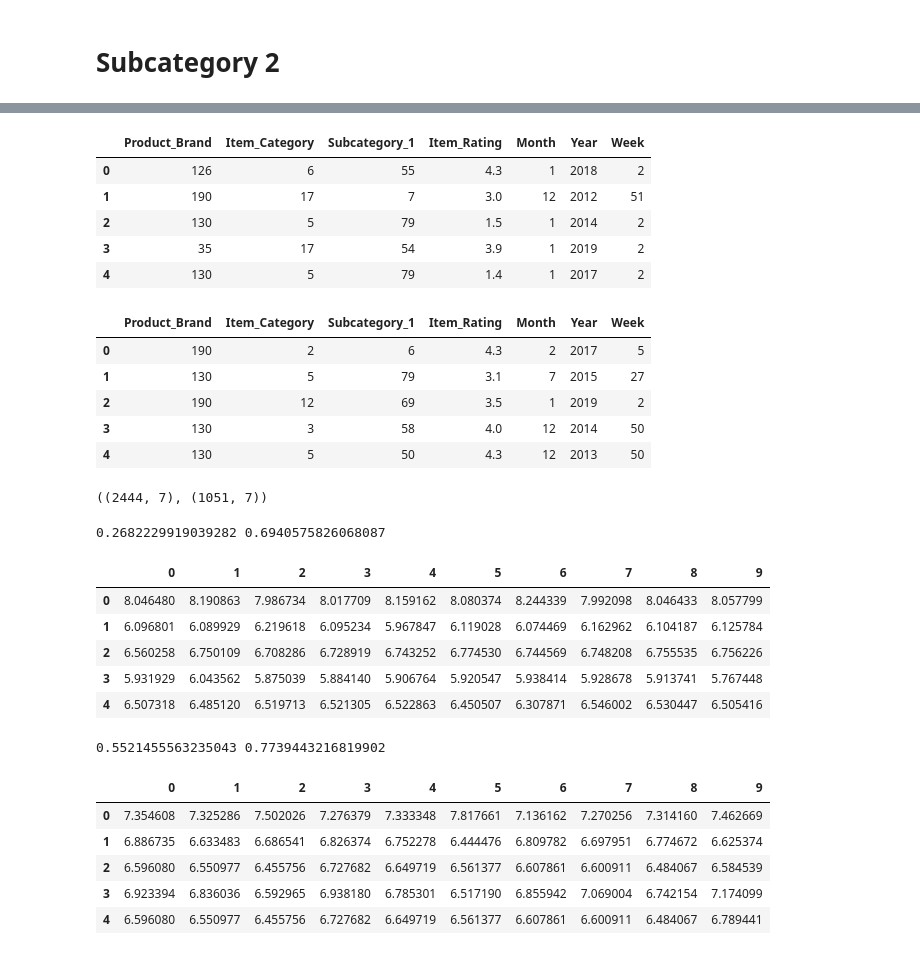
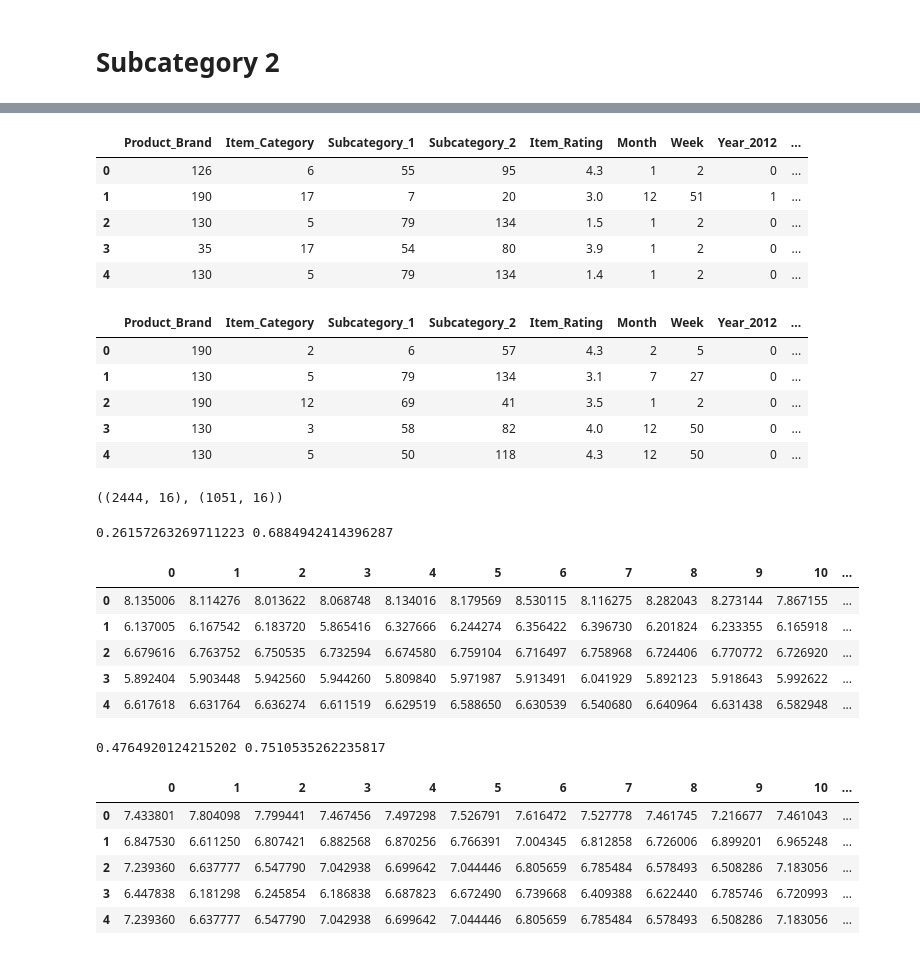
Before and after one commit to RahulGupta16/Machinehack-E-Commerce-product-price-prediction, a Jupyter notebook: Untitled.ipynb, the cells around one changed output, grey strips where cells are left out. Saved outputs shown, nothing was run; the diff lists cells and outputs as text; code cells hidden in the pictures.

Commit message:
local cv : 0.71 , online cv : 0.75, applied le on 3 catefories and dummies at 12:29pm

```diff
--- a/Untitled.ipynb
+++ b/Untitled.ipynb
@@ -262,0 +217,10 @@ Name: Subcategory_2, Length: 336, dtype: int64
+# %%
+t1=set(train.Subcategory_2).difference(set(test.Subcategory_2))
+t2=set(test.Subcategory_2).difference(set(train.Subcategory_2))
+
+train.Subcategory_2=train.Subcategory_2.apply(lambda x: 'other' if x in t1 else x)
+test.Subcategory_2=test.Subcategory_2.apply(lambda x: 'other' if x in t2 else x)
+
+le=LabelEncoder()
+train.Subcategory_2 = pd.DataFrame(le.fit_transform(train.Subcategory_2),columns=['Subcategory_2'])
+test.Subcategory_2 = pd.DataFrame(le.transform(test.Subcategory_2),columns=['Subcategory_2'])
@@ -263,6 +235,6 @@ Name: Subcategory_2, Length: 336, dtype: int64
 # %%
-#train=pd.concat([train,pd.get_dummies(train.Year.astype('category'))],axis=1)
-#test=pd.concat([test,pd.get_dummies(test.Year.astype('category'))],axis=1)
+train=pd.concat([train,pd.get_dummies(train[['Year']].astype('category'))],axis=1)
+test=pd.concat([test,pd.get_dummies(test[['Year']].astype('category'))],axis=1)
 # %%
 train.shape,test.shape
 # %% [output]
@@ -270,31 +242,31 @@ train.shape,test.shape
 # %%
-train.drop(columns=['Product','Subcategory_2','Date'],inplace=True)
-test.drop(columns=['Product','Subcategory_2','Date'],inplace=True)
+train.drop(columns=['Product','Year','Date'],inplace=True)
+test.drop(columns=['Product','Year','Date'],inplace=True)
 # %%
 label =train['Selling_Price']
 train.drop(columns=['Selling_Price'],inplace=True)
 # %%
 test.head()
 # %% [output]
-|  | Product_Brand | Item_Category | Subcategory_1 | Item_Rating | Month | Year | Week |
-| 0 | 126 | 6 | 55 | 4.3 | 1 | 2018 | 2 |
-| 1 | 190 | 17 | 7 | 3.0 | 12 | 2012 | 51 |
-| 2 | 130 | 5 | 79 | 1.5 | 1 | 2014 | 2 |
-| 3 | 35 | 17 | 54 | 3.9 | 1 | 2019 | 2 |
-| 4 | 130 | 5 | 79 | 1.4 | 1 | 2017 | 2 |
+|  | Product_Brand | Item_Category | Subcategory_1 | Subcategory_2 | Item_Rating | Month | Week | Year_2012 | ... |
+| 0 | 126 | 6 | 55 | 95 | 4.3 | 1 | 2 | 0 | ... |
+| 1 | 190 | 17 | 7 | 20 | 3.0 | 12 | 51 | 1 | ... |
+| 2 | 130 | 5 | 79 | 134 | 1.5 | 1 | 2 | 0 | ... |
+| 3 | 35 | 17 | 54 | 80 | 3.9 | 1 | 2 | 0 | ... |
+| 4 | 130 | 5 | 79 | 134 | 1.4 | 1 | 2 | 0 | ... |
 # %%
 train.head()
 # %% [output]
-|  | Product_Brand | Item_Category | Subcategory_1 | Item_Rating | Month | Year | Week |
-| 0 | 190 | 2 | 6 | 4.3 | 2 | 2017 | 5 |
-| 1 | 130 | 5 | 79 | 3.1 | 7 | 2015 | 27 |
-| 2 | 190 | 12 | 69 | 3.5 | 1 | 2019 | 2 |
-| 3 | 130 | 3 | 58 | 4.0 | 12 | 2014 | 50 |
-| 4 | 130 | 5 | 50 | 4.3 | 12 | 2013 | 50 |
+|  | Product_Brand | Item_Category | Subcategory_1 | Subcategory_2 | Item_Rating | Month | Week | Year_2012 | ... |
+| 0 | 190 | 2 | 6 | 57 | 4.3 | 2 | 5 | 0 | ... |
+| 1 | 130 | 5 | 79 | 134 | 3.1 | 7 | 27 | 0 | ... |
+| 2 | 190 | 12 | 69 | 41 | 3.5 | 1 | 2 | 0 | ... |
+| 3 | 130 | 3 | 58 | 82 | 4.0 | 12 | 50 | 0 | ... |
+| 4 | 130 | 5 | 50 | 118 | 4.3 | 12 | 50 | 0 | ... |
 # %%
 train.shape, test.shape
 # %% [output]
-((2444, 7), (1051, 7))
+((2444, 16), (1051, 16))
 # %%
 trpred=[]
 tepred=[]
@@ -316,23 +288,23 @@ def model(m,train,label,test,rnd_st,col):
     print(np.mean(trpred),np.mean(tepred))
     return(df)
 # %%
-model(RandomForestRegressor(random_state=81210),train,label,test,213221,10).head()
+model(RandomForestRegressor(random_state=1600),train,label,test,9932,15).head()
 # %% [output]
-0.2682229919039282 0.6940575826068087
+0.26157263269711223 0.6884942414396287
-|  | 0 | 1 | 2 | 3 | 4 | 5 | 6 | 7 | 8 | 9 |
-| 0 | 8.046480 | 8.190863 | 7.986734 | 8.017709 | 8.159162 | 8.080374 | 8.244339 | 7.992098 | 8.046433 | 8.057799 |
-| 1 | 6.096801 | 6.089929 | 6.219618 | 6.095234 | 5.967847 | 6.119028 | 6.074469 | 6.162962 | 6.104187 | 6.125784 |
-| 2 | 6.560258 | 6.750109 | 6.708286 | 6.728919 | 6.743252 | 6.774530 | 6.744569 | 6.748208 | 6.755535 | 6.756226 |
-| 3 | 5.931929 | 6.043562 | 5.875039 | 5.884140 | 5.906764 | 5.920547 | 5.938414 | 5.928678 | 5.913741 | 5.767448 |
-| 4 | 6.507318 | 6.485120 | 6.519713 | 6.521305 | 6.522863 | 6.450507 | 6.307871 | 6.546002 | 6.530447 | 6.505416 |
+|  | 0 | 1 | 2 | 3 | 4 | 5 | 6 | 7 | 8 | 9 | 10 | ... |
+| 0 | 8.135006 | 8.114276 | 8.013622 | 8.068748 | 8.134016 | 8.179569 | 8.530115 | 8.116275 | 8.282043 | 8.273144 | 7.867155 | ... |
+| 1 | 6.137005 | 6.167542 | 6.183720 | 5.865416 | 6.327666 | 6.244274 | 6.356422 | 6.396730 | 6.201824 | 6.233355 | 6.165918 | ... |
+| 2 | 6.679616 | 6.763752 | 6.750535 | 6.732594 | 6.674580 | 6.759104 | 6.716497 | 6.758968 | 6.724406 | 6.770772 | 6.726920 | ... |
+| 3 | 5.892404 | 5.903448 | 5.942560 | 5.944260 | 5.809840 | 5.971987 | 5.913491 | 6.041929 | 5.892123 | 5.918643 | 5.992622 | ... |
+| 4 | 6.617618 | 6.631764 | 6.636274 | 6.611519 | 6.629519 | 6.588650 | 6.630539 | 6.540680 | 6.640964 | 6.631438 | 6.582948 | ... |
 # %%
-model(AdaBoostRegressor(random_state=9018),train,label,test,1343,10).head()
+model(AdaBoostRegressor(random_state=78008),train,label,test,10043,15).head()
 # %% [output]
-0.5521455563235043 0.7739443216819902
+0.4764920124215202 0.7510535262235817
-|  | 0 | 1 | 2 | 3 | 4 | 5 | 6 | 7 | 8 | 9 |
-| 0 | 7.354608 | 7.325286 | 7.502026 | 7.276379 | 7.333348 | 7.817661 | 7.136162 | 7.270256 | 7.314160 | 7.462669 |
-| 1 | 6.886735 | 6.633483 | 6.686541 | 6.826374 | 6.752278 | 6.444476 | 6.809782 | 6.697951 | 6.774672 | 6.625374 |
-| 2 | 6.596080 | 6.550977 | 6.455756 | 6.727682 | 6.649719 | 6.561377 | 6.607861 | 6.600911 | 6.484067 | 6.584539 |
-| 3 | 6.923394 | 6.836036 | 6.592965 | 6.938180 | 6.785301 | 6.517190 | 6.855942 | 7.069004 | 6.742154 | 7.174099 |
-| 4 | 6.596080 | 6.550977 | 6.455756 | 6.727682 | 6.649719 | 6.561377 | 6.607861 | 6.600911 | 6.484067 | 6.789441 |
+|  | 0 | 1 | 2 | 3 | 4 | 5 | 6 | 7 | 8 | 9 | 10 | ... |
+| 0 | 7.433801 | 7.804098 | 7.799441 | 7.467456 | 7.497298 | 7.526791 | 7.616472 | 7.527778 | 7.461745 | 7.216677 | 7.461043 | ... |
+| 1 | 6.847530 | 6.611250 | 6.807421 | 6.882568 | 6.870256 | 6.766391 | 7.004345 | 6.812858 | 6.726006 | 6.899201 | 6.965248 | ... |
+| 2 | 7.239360 | 6.637777 | 6.547790 | 7.042938 | 6.699642 | 7.044446 | 6.805659 | 6.785484 | 6.578493 | 6.508286 | 7.183056 | ... |
+| 3 | 6.447838 | 6.181298 | 6.245854 | 6.186838 | 6.687823 | 6.672490 | 6.739668 | 6.409388 | 6.622440 | 6.785746 | 6.720993 | ... |
+| 4 | 7.239360 | 6.637777 | 6.547790 | 7.042938 | 6.699642 | 7.044446 | 6.805659 | 6.785484 | 6.578493 | 6.508286 | 7.183056 | ... |
 # %%
```
Also changed, not shown: parts of 15 cells of this notebook, 1 other file.
